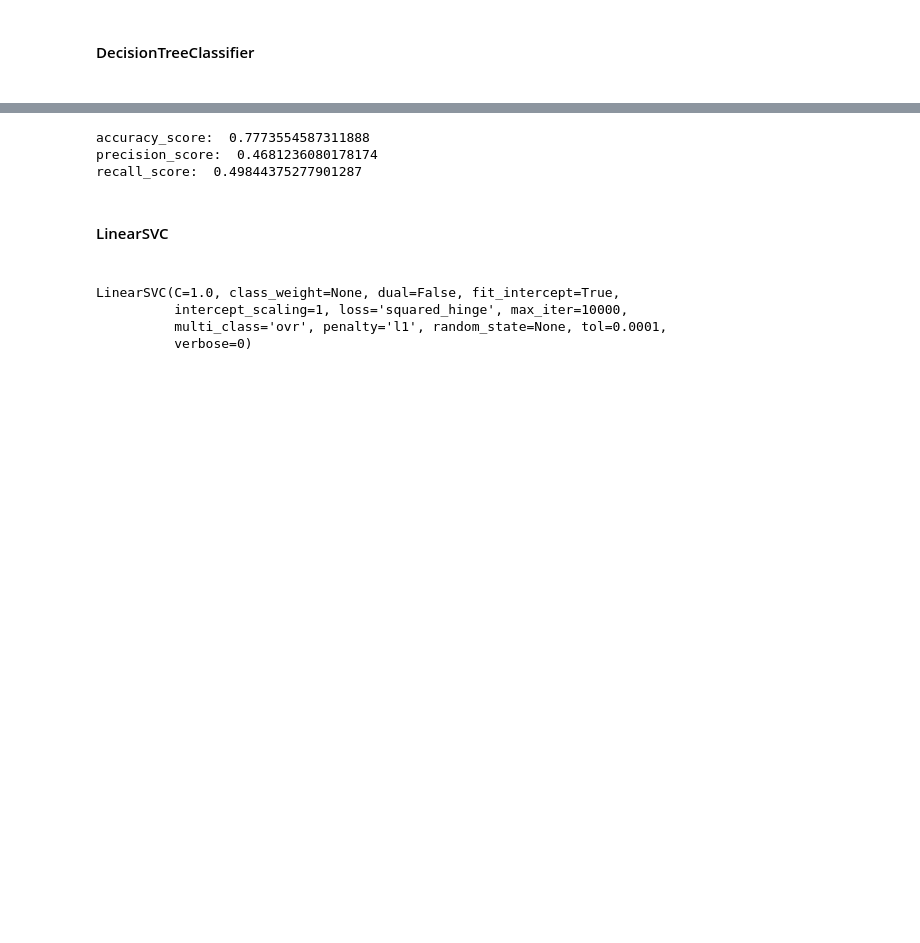
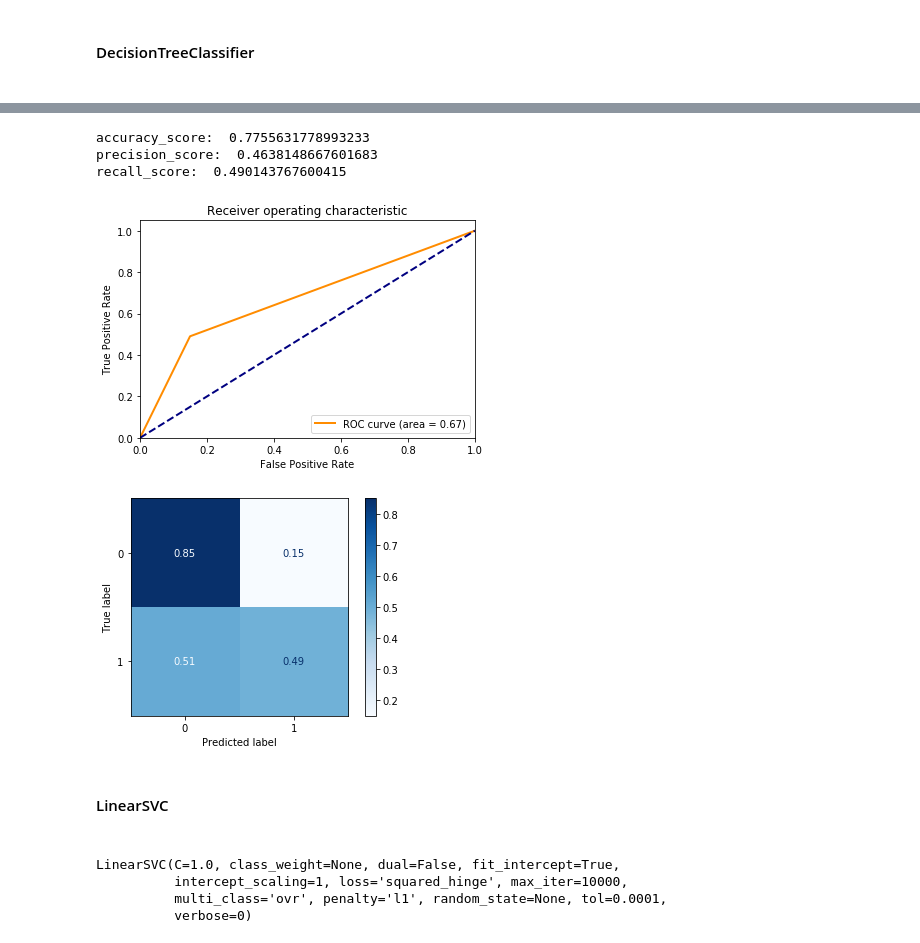
Before and after one commit to Dimagudilin/mash_learning, a Jupyter notebook: course.ipynb, the cells around one changed output, grey strips where cells are left out. Cells and saved outputs as stored; diff of their text form; code cells hidden in the pictures; blank space fills up the shorter version.

```diff
--- a/course.ipynb
+++ b/course.ipynb
@@ -420,9 +450,12 @@ array([0., 0., 0., ..., 0., 1., 0.])
 # %%
 get_score('Decision_base',cl1_0,target1_0)
+paint(cl1_0,target1_0)
 # %% [output]
-accuracy_score:  0.7773554587311888
-precision_score:  0.4681236080178174
-recall_score:  0.49844375277901287
+accuracy_score:  0.7755631778993233
+precision_score:  0.4638148667601683
+recall_score:  0.490143767600415
+[figure, added]
+[figure, added]
 # %% [markdown]
 <h4> LinearSVC<h4>
 # %%
```
Also changed, not shown: parts of 26 cells of this notebook.
